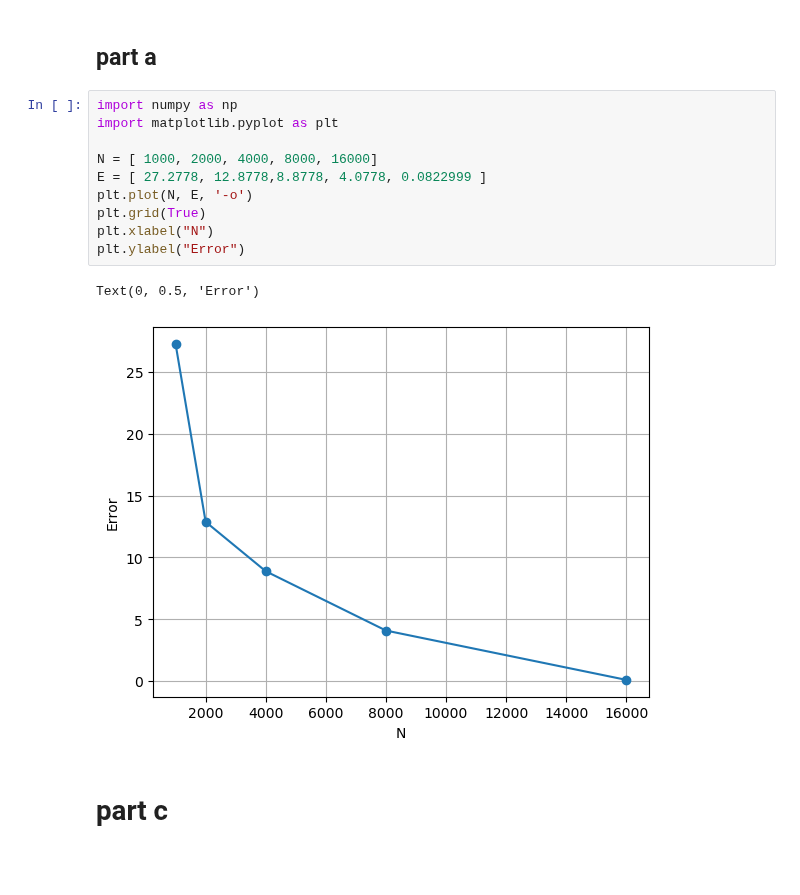
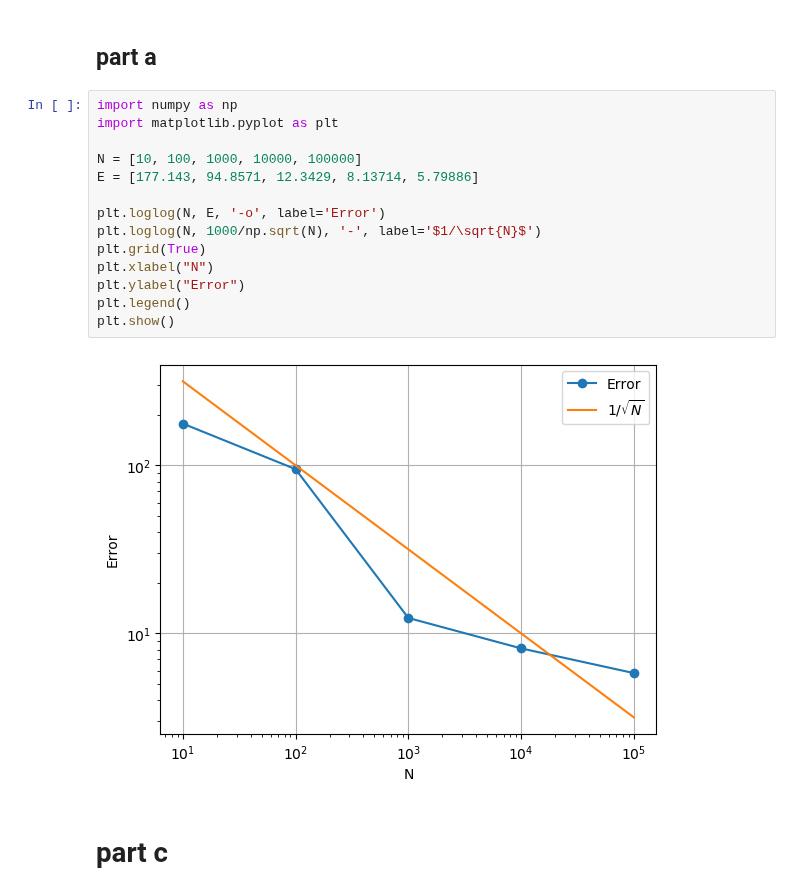
Before and after one commit to Mani0237/Prelims, a Jupyter notebook: 2023/plots.ipynb, the cells around one changed output. Cells and saved outputs as stored; diff of their text form; blank space fills up the shorter version.

```diff
--- a/2023/plots.ipynb
+++ b/2023/plots.ipynb
@@ -5,16 +5,19 @@
 # %%
 import numpy as np
 import matplotlib.pyplot as plt
 
-N = [ 1000, 2000, 4000, 8000, 16000]
-E = [ 27.2778, 12.8778,8.8778, 4.0778, 0.0822999 ]
-plt.plot(N, E, '-o')
+N = [10, 100, 1000, 10000, 100000]
+E = [177.143, 94.8571, 12.3429, 8.13714, 5.79886]
+
+plt.loglog(N, E, '-o', label='Error')
+plt.loglog(N, 1000/np.sqrt(N), '-', label='$1/\sqrt{N}$')
 plt.grid(True)
 plt.xlabel("N")
 plt.ylabel("Error")
+plt.legend()
+plt.show()
 # %% [output]
-Text(0, 0.5, 'Error')
-[figure, old version]
+[figure, new version]
 # %% [markdown]
 # part c
 # %%
```
Also changed, not shown: parts of 1 cell of this notebook, 5 other files.
